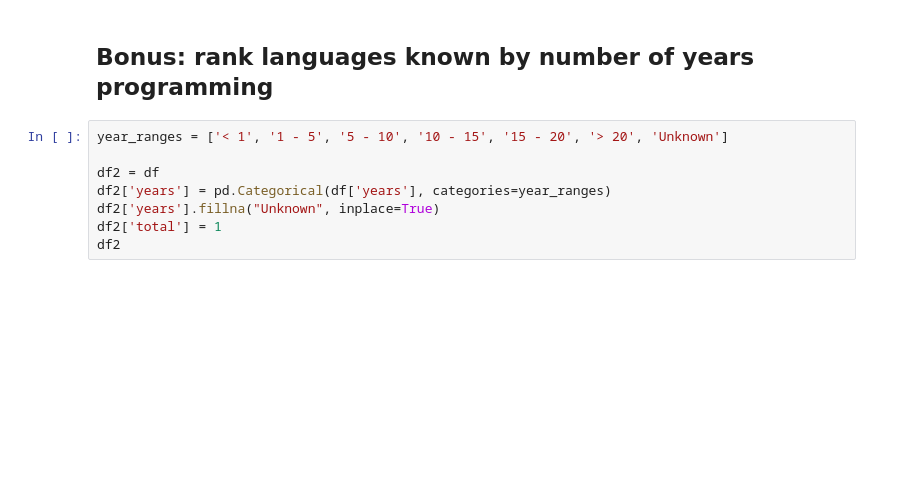
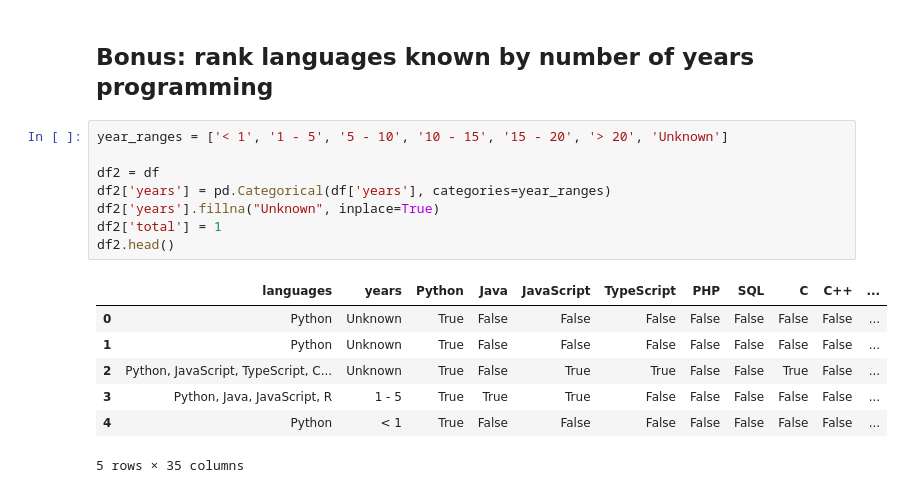
Before and after one commit to ariannedee/python-data-structures, a Jupyter notebook: project/sample_solutions/proj_4_pandas.ipynb, the cells around one changed output. Drawn from its saved outputs; the diff is of its cells as text; blank space fills up the shorter version.

```diff
--- a/project/sample_solutions/proj_4_pandas.ipynb
+++ b/project/sample_solutions/proj_4_pandas.ipynb
@@ -58,9 +165,17 @@ for i, (lang, count) in enumerate(langs_count.iteritems(), start=1):
 # %%
 year_ranges = ['< 1', '1 - 5', '5 - 10', '10 - 15', '15 - 20', '> 20', 'Unknown']
 
 df2 = df
 df2['years'] = pd.Categorical(df['years'], categories=year_ranges)
 df2['years'].fillna("Unknown", inplace=True)
 df2['total'] = 1
-df2
+df2.head()
+# %% [output]
+|  | languages | years | Python | Java | JavaScript | TypeScript | PHP | SQL | C | C++ | ... |
+| 0 | Python | Unknown | True | False | False | False | False | False | False | False | ... |
+| 1 | Python | Unknown | True | False | False | False | False | False | False | False | ... |
+| 2 | Python, JavaScript, TypeScript, C... | Unknown | True | False | True | True | False | False | True | False | ... |
+| 3 | Python, Java, JavaScript, R | 1 - 5 | True | True | True | False | False | False | False | False | ... |
+| 4 | Python | < 1 | True | False | False | False | False | False | False | False | ... |
+5 rows × 35 columns
 # %%
```
Also changed, not shown: parts of 14 cells of this notebook, 5 other files.
